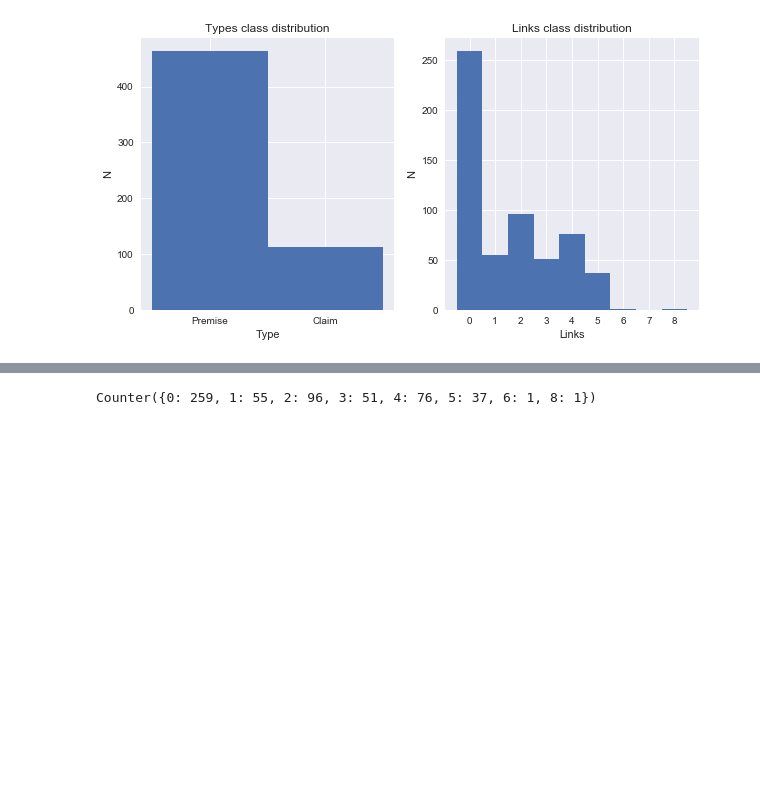
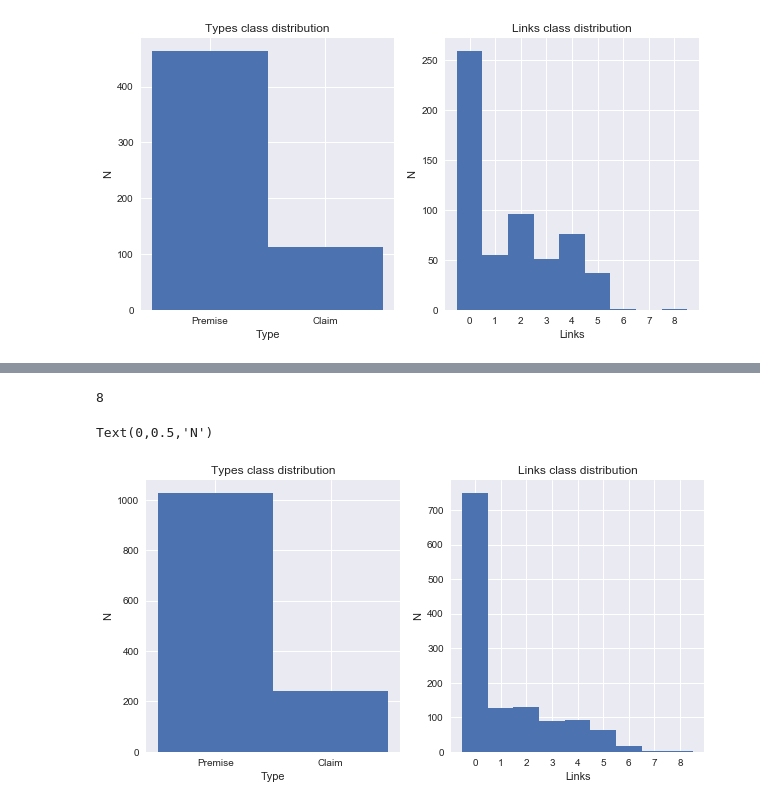
Before and after one commit to oguzserbetci/argmin2017, a Jupyter notebook: notebooks/Analyse input.ipynb, the cells around one changed output, grey strips where cells are left out. Drawn from its saved outputs; the diff is of its cells as text; code cells hidden in the pictures; blank space fills up the shorter version.

```diff
--- a/notebooks/Analyse input.ipynb
+++ b/notebooks/Analyse input.ipynb
@@ -64,4 +49,26 @@ from collections import Counter
+# %%
+docs_e_ext, docs_d_ext, links_ext, types_ext = train.load_vec('../corpus/encoder_input_ext.npy','../corpus/decoder_input_ext.npy','../corpus/Y_links_ext.npy','../corpus/Y_types_ext.npy')
 # %%
-Counter([l for link in links for l in link])
+max([l for link in links_ext for l in link])
 # %% [output]
-Counter({0: 259, 1: 55, 2: 96, 3: 51, 4: 76, 5: 37, 6: 1, 8: 1})
+8
+# %%
+# a = plt.hist(np.array([t for typ in types for t in typ]), bins=np.arange(3)-.5)
+
+plt.figure(figsize=(10,5))
+plt.subplot(121)
+plt.title('Types class distribution')
+plt.hist([t for typ in types_ext for t in typ], bins=np.arange(3)-.5)
+plt.xticks([0,1], ['Premise', 'Claim'])
+plt.xlabel('Type')
+plt.ylabel('N')
+
+plt.subplot(122)
+plt.title('Links class distribution')
+plt.hist([l for link in links_ext for l in link], bins=np.arange(10)-.5)
+plt.xticks(np.arange(9))
+plt.xlabel('Links')
+plt.ylabel('N')
+# %% [output]
+Text(0,0.5,'N')
+[figure, added]
```
Also changed, not shown: parts of 7 cells of this notebook, 1 other file.
